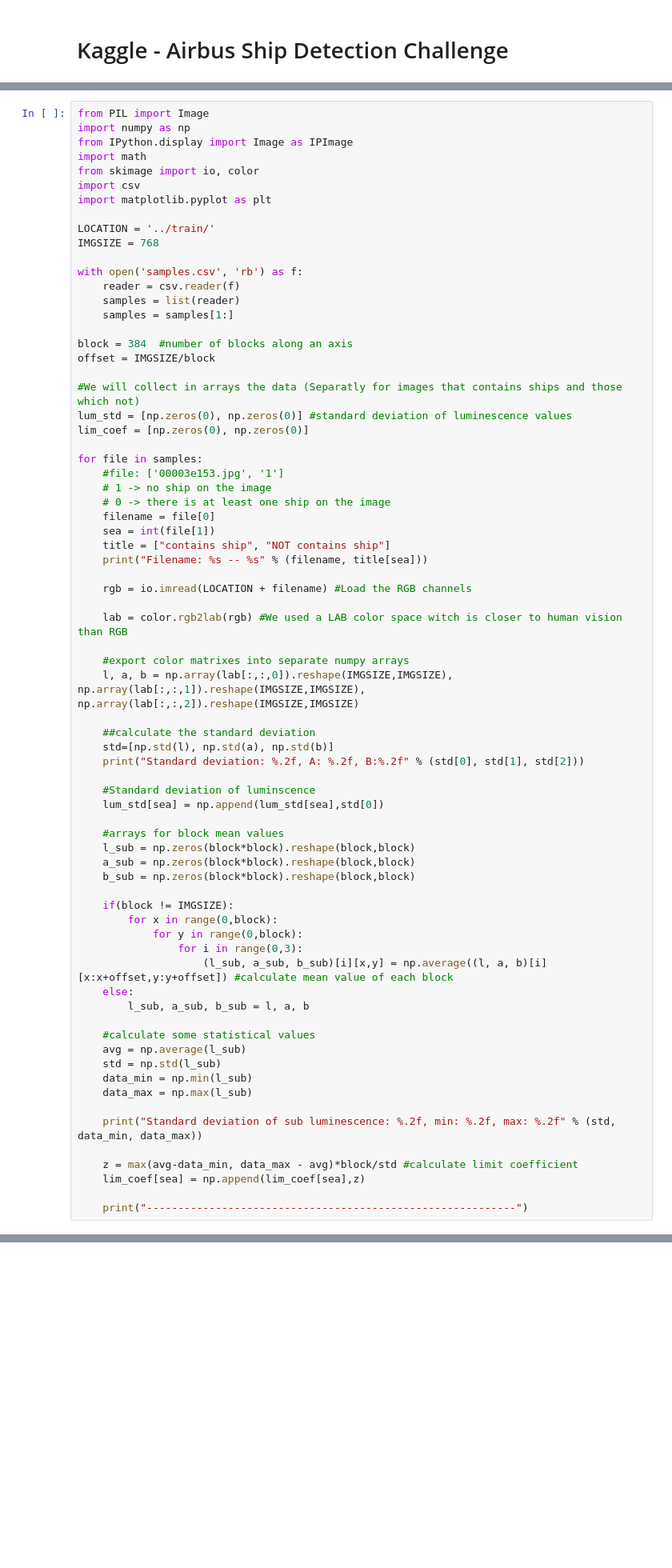
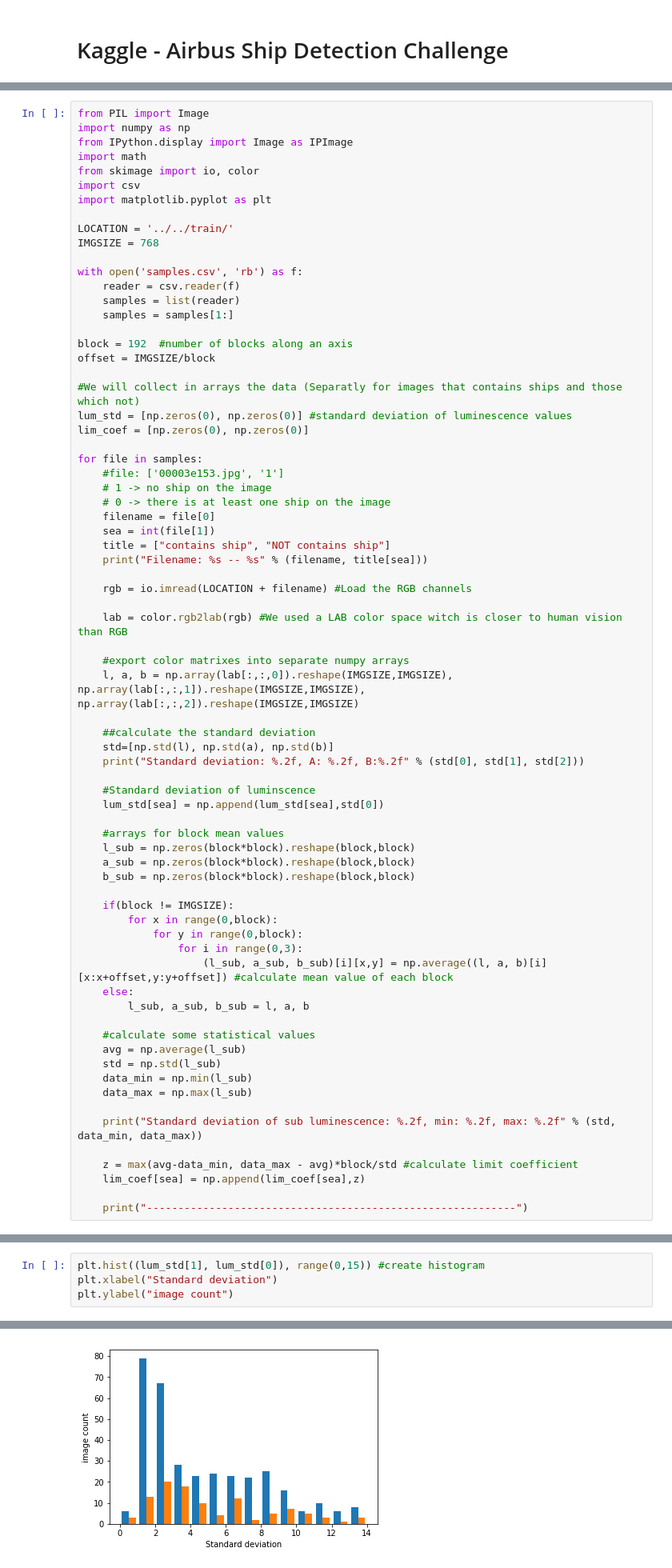
Before and after one commit to fenyesb/ShipDetection, a Jupyter notebook: Milestone1.ipynb, the cells around one changed output, grey strips where cells are left out. Shown at 80% size. Cells and saved outputs as stored; diff of their text form; blank space fills up the shorter version.

Commit message:
Histogram added

```diff
--- a/Milestone1.ipynb
+++ b/Milestone1.ipynb
@@ -100,7 +100,7 @@ from skimage import io, color
 import csv
 import matplotlib.pyplot as plt
 
-LOCATION = '../train/'
+LOCATION = '../../train/'
 IMGSIZE = 768
 
 with open('samples.csv', 'rb') as f:
@@ -108,7 +108,7 @@ with open('samples.csv', 'rb') as f:
     samples = list(reader)
     samples = samples[1:]
 
-block = 384  #number of blocks along an axis
+block = 192  #number of blocks along an axis
 offset = IMGSIZE/block
 
 #We will collect in arrays the data (Separatly for images that contains ships and those which not)
@@ -192,0 +203,5 @@ plt.axis([0, lum_std[1].size, 0, 5]) #plot only the bottom part
+# %%
+plt.hist((lum_std[1], lum_std[0]), range(0,15)) #create histogram
+plt.xlabel("Standard deviation")
+plt.ylabel("image count")
+# %% [output]
@@ -193,3 +209,4 @@ plt.axis([0, lum_std[1].size, 0, 5]) #plot only the bottom part
+[figure, added]
 # %% [markdown]
 Looking at the diagram we may discard images with low standard deviation. For that count ships and none ship images with standard deviation lower than 2.
 # %%
```
Also changed, not shown: parts of 8 cells of this notebook.
